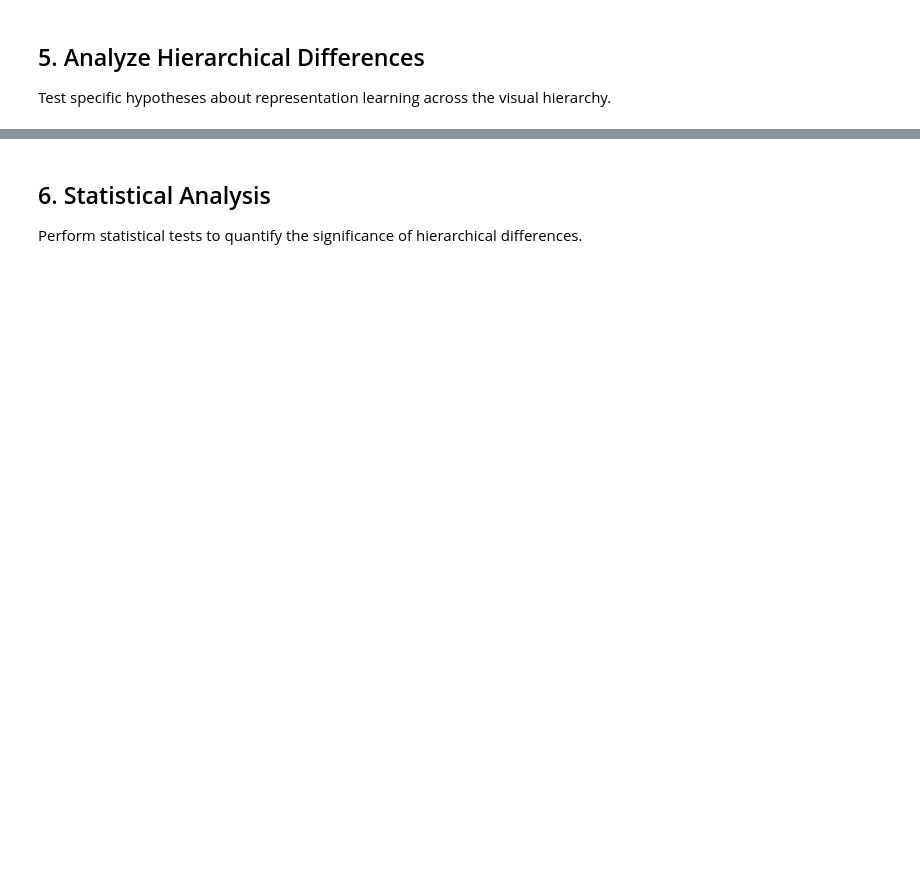
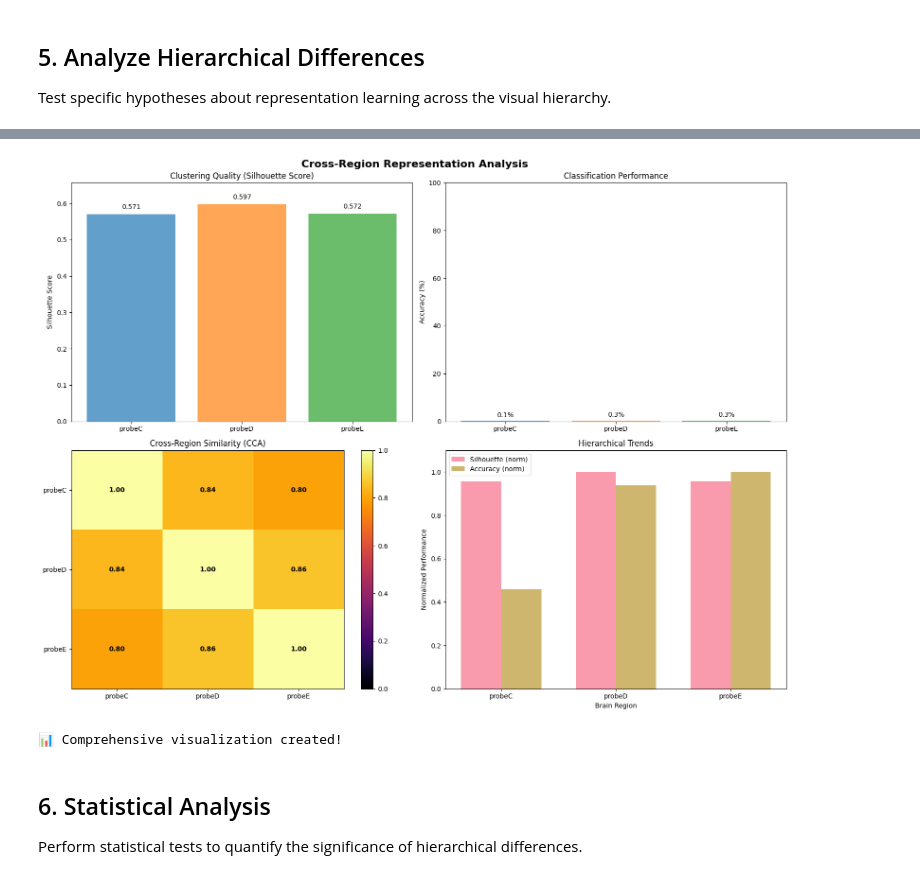
Before and after one commit to jiaxx/neural_repr, a Jupyter notebook: examples/cross_region.ipynb, the cells around one changed output, grey strips where cells are left out. Drawn from its saved outputs; the diff is of its cells as text; code cells hidden in the pictures; blank space fills up the shorter version.

Commit message:
initial test with data

```diff
--- a/examples/cross_region.ipynb
+++ b/examples/cross_region.ipynb
@@ -194,6 +200,16 @@ for region, data in neural_data_dict.items():
 print(f"   Stimulus table: {stim_table.shape}")
 print(f"\n📋 Category distribution:")
 print(stim_table.groupby(['stim_type', 'category']).size())
+# %%
+probenames = ['probeC', 'probeD', 'probeE']
+neural_data_dict = {}
+for probe in probenames:
+    neural_data = np.load('/vault/jiaxx/decipher_variability/processed_data/gold/sc_2Hz_image_' + probe + '.npy')
+    df = pd.read_csv('/vault/jiaxx/decipher_variability/processed_data/gold/sc_2Hz_image_' + probe + '.csv')
+    neural_data_dict[probe] = {'neural_data': neural_data}
+
+
+stim_table = pd.read_csv('/vault/jiaxx/decipher_variability/processed_data/gold/stim_table_unique_all_repeatedblank.csv', index_col=0)
 # %% [markdown]
 ## 2. Train Models for Each Region
 
@@ -235,16 +276,17 @@ learners = {}
 training_results = {}
 num_epochs = 25
 
-for region in regions:
+for region in probenames:
+    neural_data = neural_data_dict[region]['neural_data']
     print(f"\n🧠 Training {region} model...")
-    print(f"   Input neurons: {neural_data_dict[region].shape[0]}")
+    print(f"   Input neurons: {neural_data.shape[0]}")
 
     # Create learner for this region
     learners[region] = NeuralRepresentationLearner(base_config)
 
     # Create datasets
     train_dataset, test_dataset, conversion_info = learners[region].create_datasets_from_stim_table(
-        neural_data_dict[region],
+        neural_data_dict[region]['neural_data'],
         stim_table,
         test_size=0.2
     )
@@ -254,7 +296,7 @@ for region in regions:
     test_loader = learners[region].create_dataloader(test_dataset, shuffle=False)
 
     # Initialize model
-    input_dim = neural_data_dict[region].shape[0]
+    input_dim = neural_data.shape[0]
     learners[region].initialize_model(input_dim)
 
     # Train model
@@ -497,7 +629,7 @@ for i, region1 in enumerate(regions):
             elif reverse_key in similarity_data:
                 similarity_matrix[i, j] = similarity_data[reverse_key]['mean_canonical_correlation']
 
-im = axes[1, 0].imshow(similarity_matrix, cmap='RdYlBu_r', aspect='auto', vmin=0, vmax=1)
+im = axes[1, 0].imshow(similarity_matrix, cmap='inferno', aspect='auto', vmin=0, vmax=1)
 axes[1, 0].set_xticks(range(n_regions))
 axes[1, 0].set_xticklabels(regions)
 axes[1, 0].set_yticks(range(n_regions))
@@ -508,33 +640,36 @@ axes[1, 0].set_title('Cross-Region Similarity (CCA)')
 for i in range(n_regions):
     for j in range(n_regions):
         text = axes[1, 0].text(j, i, f'{similarity_matrix[i, j]:.2f}',
                               ha="center", va="center", color="black", fontweight='bold')
 
 plt.colorbar(im, ax=axes[1, 0])
 
 # Plot 4: Hierarchical Trends
 metrics = ['Silhouette', 'Accuracy']
 sil_normalized = [s / max(sil_values) for s in sil_values]  # Normalize to 0-1
 acc_normalized = [a / max(acc_values) for a in acc_values]  # Normalize to 0-1
 
 x = np.arange(len(regions_clean))
 width = 0.35
 
 axes[1, 1].bar(x - width/2, sil_normalized, width, label='Silhouette (norm)', alpha=0.7)
 axes[1, 1].bar(x + width/2, acc_normalized, width, label='Accuracy (norm)', alpha=0.7)
 
 axes[1, 1].set_xlabel('Brain Region')
 axes[1, 1].set_ylabel('Normalized Performance')
 axes[1, 1].set_title('Hierarchical Trends')
 axes[1, 1].set_xticks(x)
 axes[1, 1].set_xticklabels(regions_clean)
 axes[1, 1].legend()
 axes[1, 1].set_ylim(0, 1.1)
 
 plt.tight_layout()
 plt.show()
 
 print("\n📊 Comprehensive visualization created!")
+# %% [output]
+[figure, added]
+📊 Comprehensive visualization created!
 # %% [markdown]
 ## 6. Statistical Analysis
 
```
Also changed, not shown: parts of 10 cells of this notebook, 3 other files.
